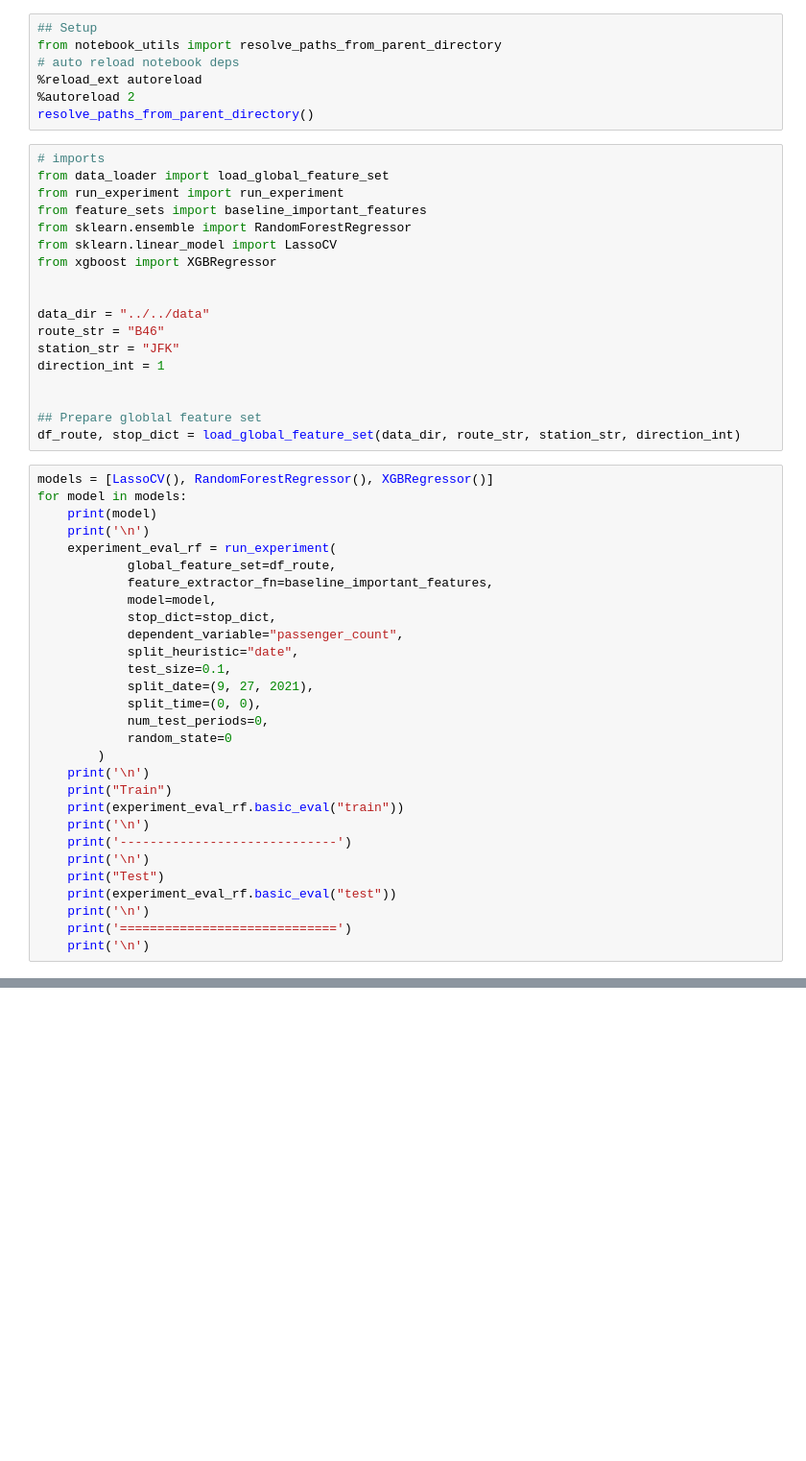
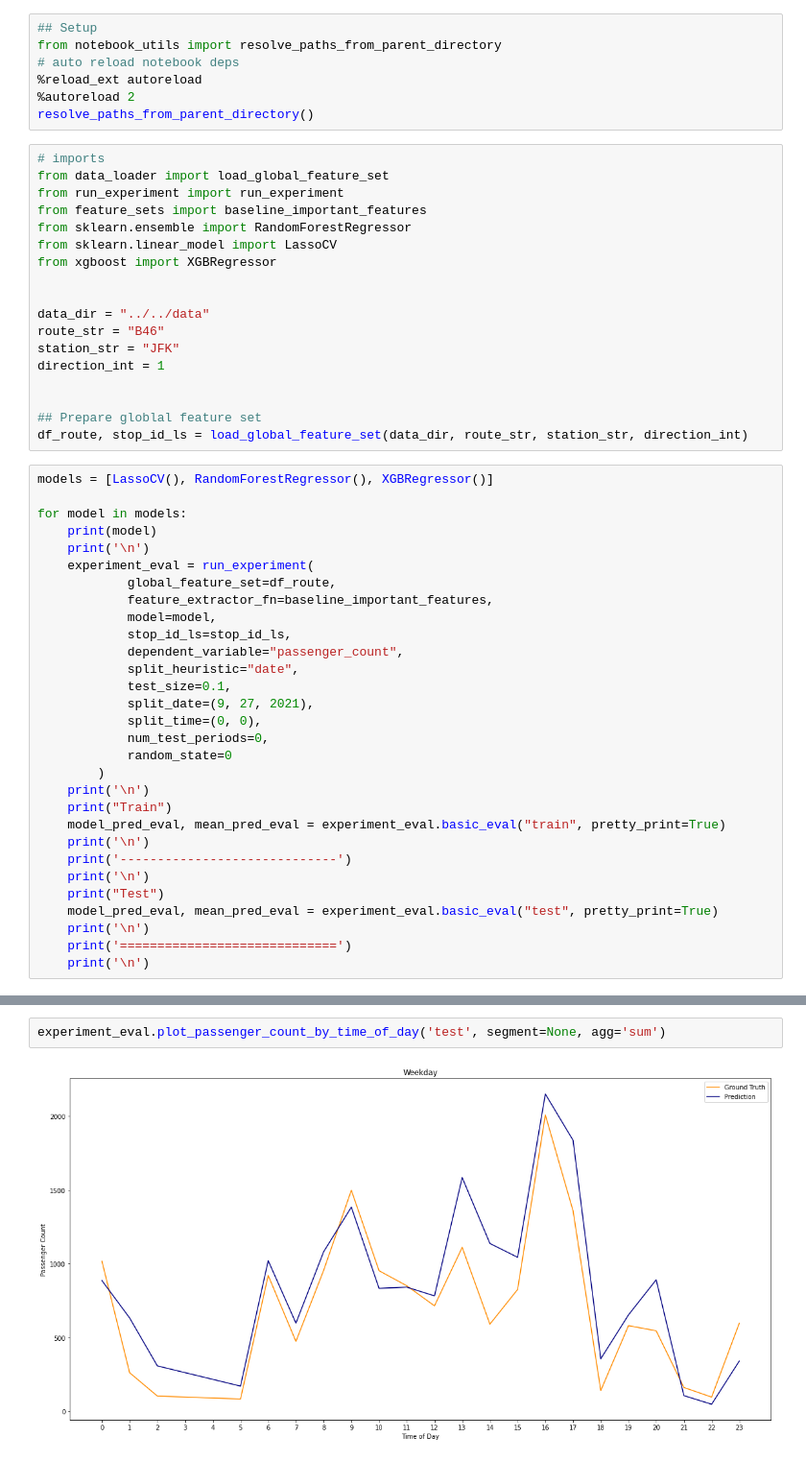
Before and after one commit to alexanderamy/BusPassengerPred, a Jupyter notebook: experiment_pipeline/notebooks/example_experiment_2.ipynb, the cells around one changed output, grey strips where cells are left out. Shown: that part at 96% size. Cells and saved outputs as stored; diff of their text form; blank space fills up the shorter version.

Commit message:
Cleanup refactor + get Evaluation class working (almost there -- just missing print_classification_metrics)

```diff
--- a/experiment_pipeline/notebooks/example_experiment_2.ipynb
+++ b/experiment_pipeline/notebooks/example_experiment_2.ipynb
@@ -22,17 +22,18 @@ direction_int = 1
 
 
 ## Prepare globlal feature set
-df_route, stop_dict = load_global_feature_set(data_dir, route_str, station_str, direction_int)
+df_route, stop_id_ls = load_global_feature_set(data_dir, route_str, station_str, direction_int)
 # %%
 models = [LassoCV(), RandomForestRegressor(), XGBRegressor()]
+
 for model in models:
     print(model)
     print('\n')
-    experiment_eval_rf = run_experiment(
+    experiment_eval = run_experiment(
             global_feature_set=df_route,
             feature_extractor_fn=baseline_important_features,
             model=model,
-            stop_dict=stop_dict,
+            stop_id_ls=stop_id_ls,
             dependent_variable="passenger_count",
             split_heuristic="date",
             test_size=0.1,
@@ -43,12 +44,12 @@ for model in models:
         )
     print('\n')
     print("Train")
-    print(experiment_eval_rf.basic_eval("train"))
+    model_pred_eval, mean_pred_eval = experiment_eval.basic_eval("train", pretty_print=True)
     print('\n')
     print('-----------------------------')
     print('\n')
     print("Test")
-    print(experiment_eval_rf.basic_eval("test"))
+    model_pred_eval, mean_pred_eval = experiment_eval.basic_eval("test", pretty_print=True)
     print('\n')
     print('=============================')
     print('\n')
@@ -70,3 +71,7 @@ None
 
 
 =============================
+# %%
+experiment_eval.plot_passenger_count_by_time_of_day('test', segment=None, agg='sum')
+# %% [output]
+[figure, added]
```
Also changed, not shown: parts of 5 cells of this notebook, 5 other files.
